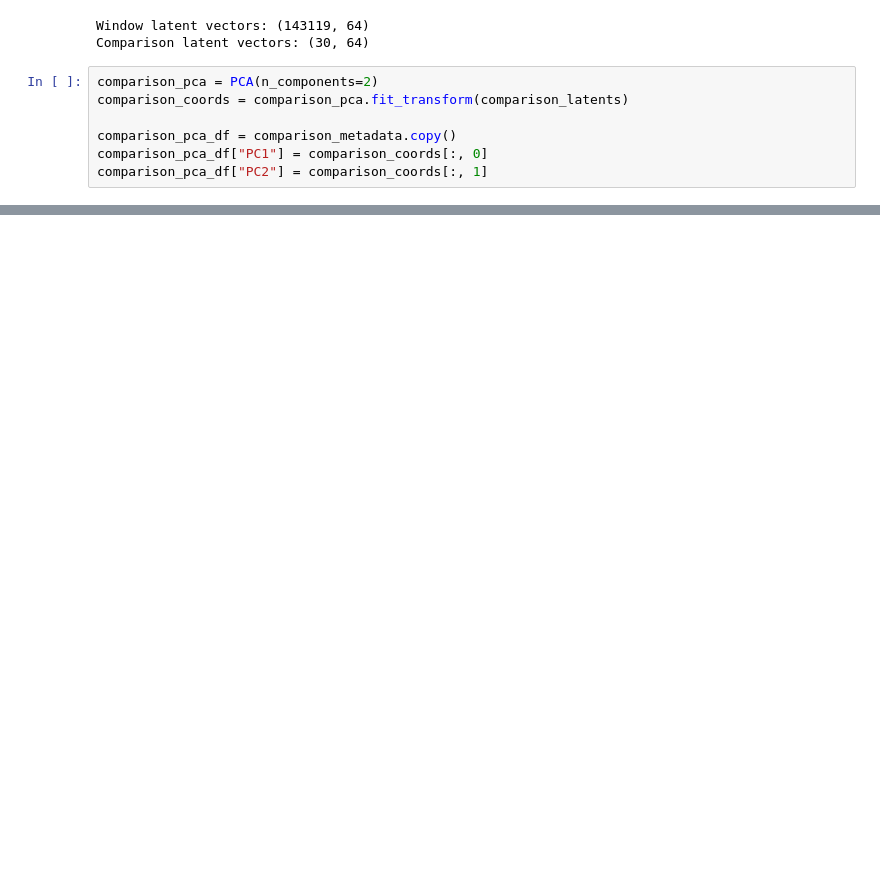
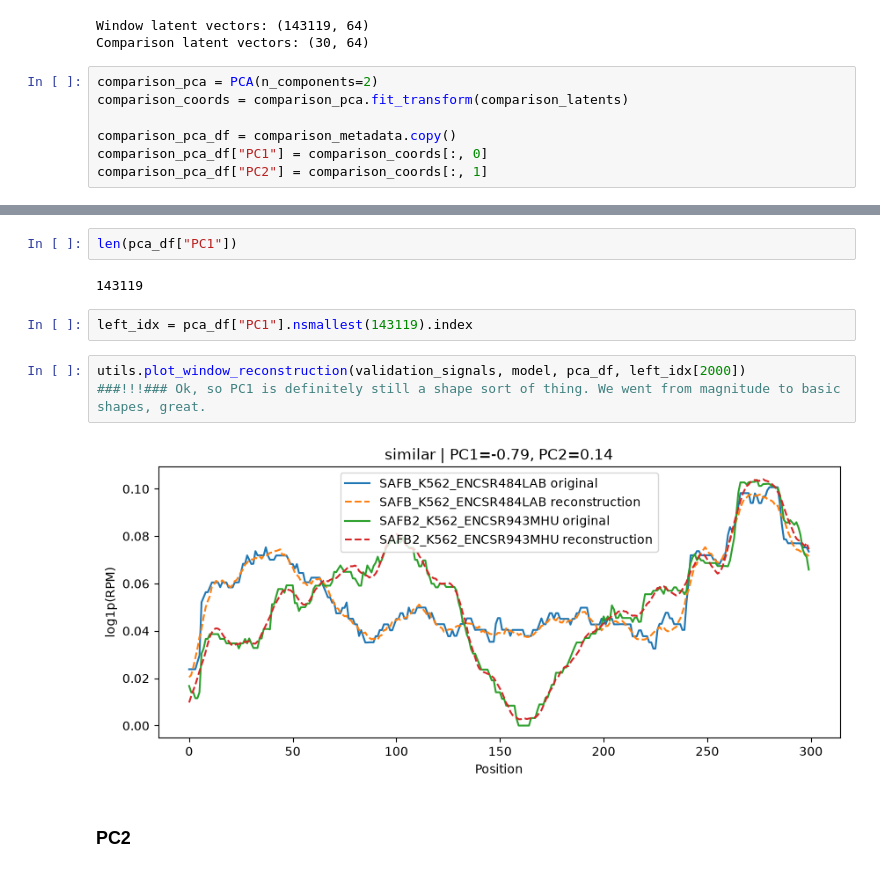
Before and after one commit to Raif-fl/plip_plop, a Jupyter notebook: machine_learning_prototype/many_RBP_prototype.ipynb, the cells around one changed output, grey strips where cells are left out. Cells and saved outputs as stored; diff of their text form; blank space fills up the shorter version.

Commit message:
Implemented magnitude filtering

```diff
--- a/machine_learning_prototype/many_RBP_prototype.ipynb
+++ b/machine_learning_prototype/many_RBP_prototype.ipynb
@@ -787,0 +642,13 @@ plt.show()
+# %%
+len(pca_df["PC1"])
+# %% [output]
+143119
+# %%
+left_idx = pca_df["PC1"].nsmallest(143119).index
+# %%
+utils.plot_window_reconstruction(validation_signals, model, pca_df, left_idx[2000])
+###!!!### Ok, so PC1 is definitely still a shape sort of thing. We went from magnitude to basic shapes, great.
+# %% [output]
+[figure, added]
+# %% [markdown]
+### PC2
```
Also changed, not shown: parts of 32 cells of this notebook, 2 other files.
